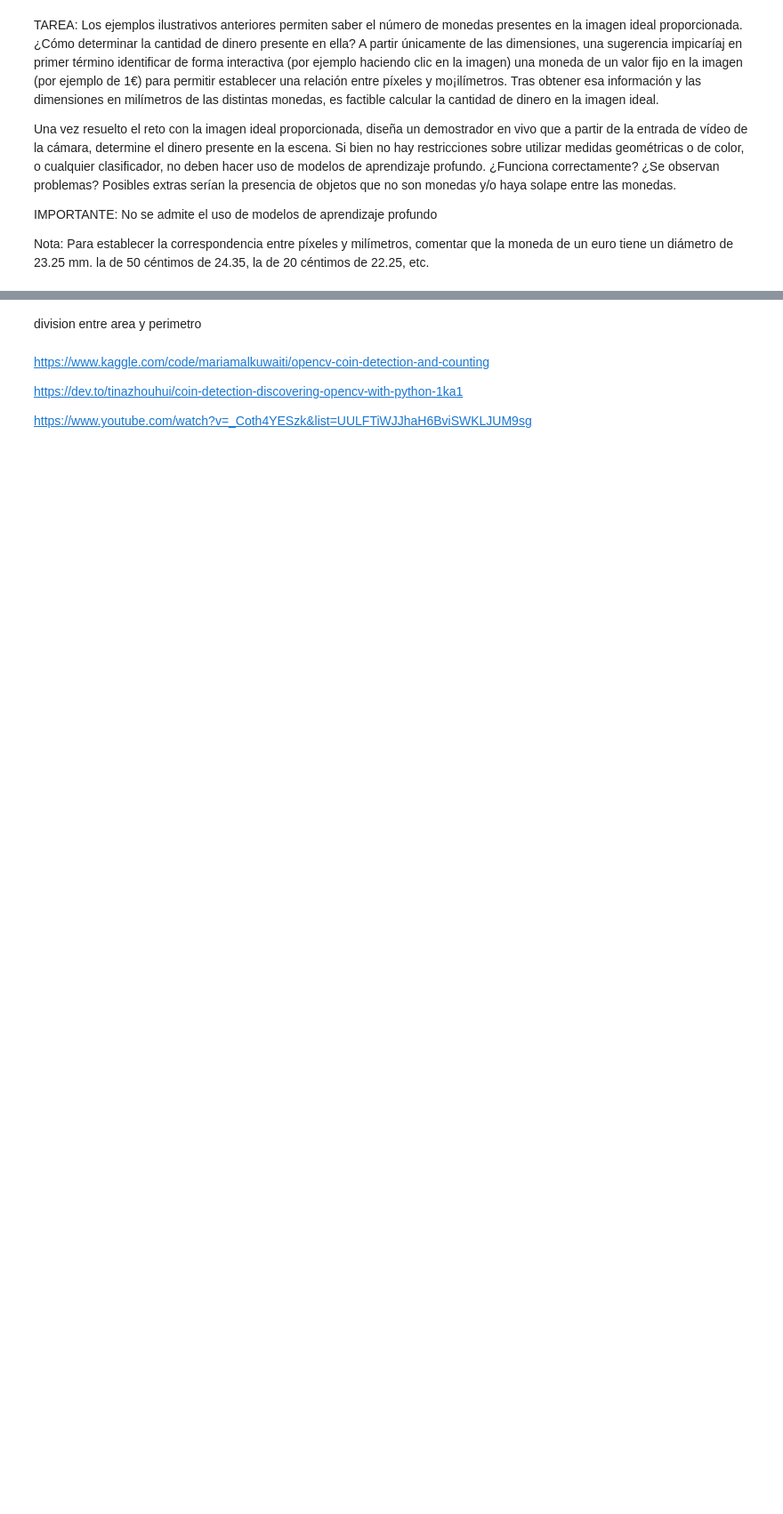
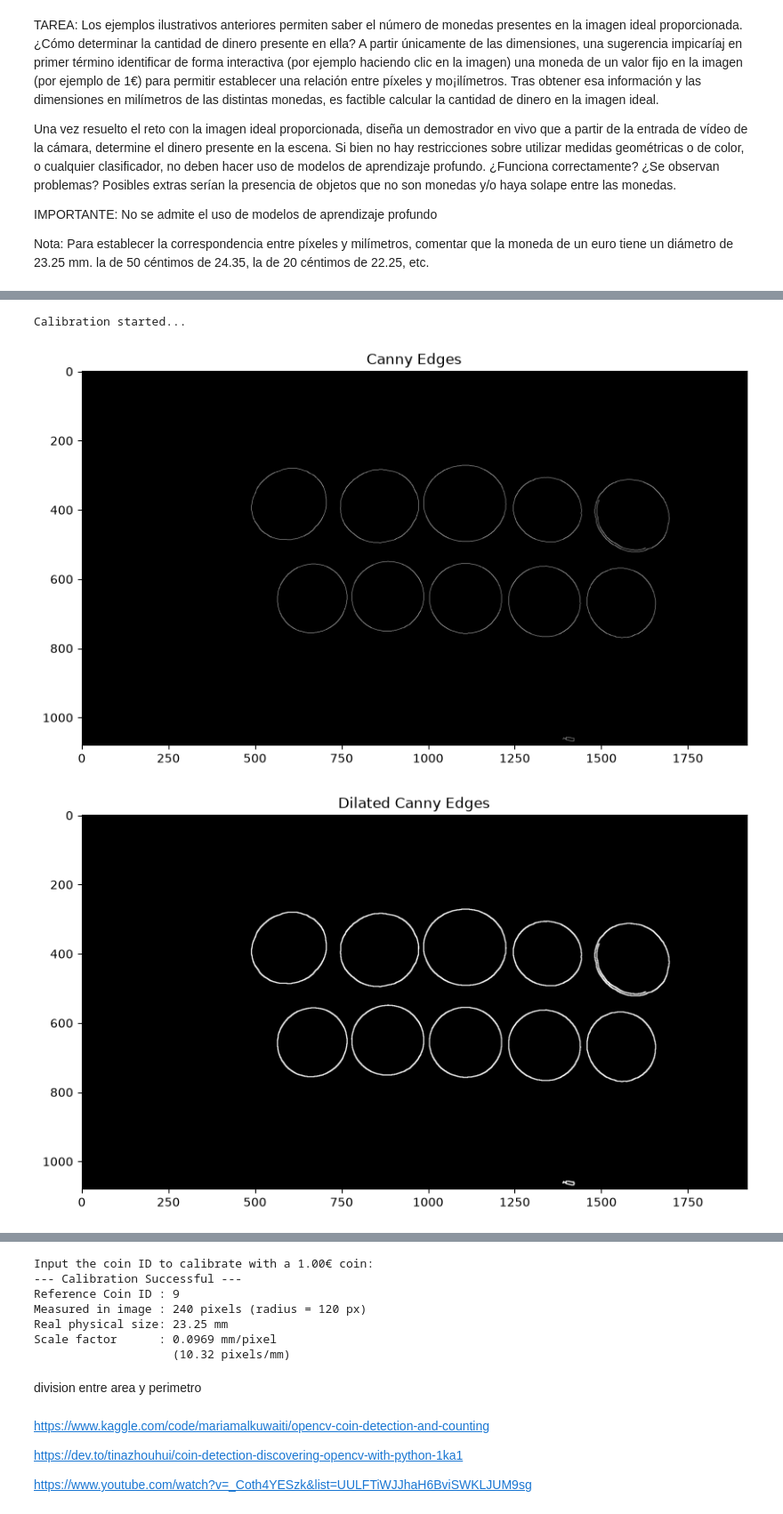
Before and after one commit to SkinnyDevi/computer-vision, a Jupyter notebook: P3/VC_P3_FMV.ipynb, the cells around one changed output, grey strips where cells are left out. Shown at 89% size. Saved outputs shown, nothing was run; the diff lists cells and outputs as text; code cells hidden in the pictures; blank space fills up the shorter version.

```diff
--- a/P3/VC_P3_FMV.ipynb
+++ b/P3/VC_P3_FMV.ipynb
@@ -80,0 +213,18 @@ Coins in the image:  9
+# %%
+def live_calibration_init():
+    vid = cv2.VideoCapture(0)
+    while True:
+        ret, frame = vid.read()
+        if not ret:
+            break
+
+        test_frame = frame.copy()
+        cv2.putText(test_frame, "Press C to start calibration", (50, 50), cv2.FONT_HERSHEY_SIMPLEX, 1.5, (0,0,0), 2)
+        cv2.imshow("Calibration Frame", test_frame)
+
+        key = cv2.waitKey(1) & 0xFF
+        if key == ord('c'):
+            print("Calibration started...")
+            return frame.copy(), vid
+
+    return None, None
@@ -80,0 +255,27 @@ Coins in the image:  9
+# %%
+def run_live_coin_detection():
+    # 1 - Activar la camara y esperar a comenzar calibracion (tecla C)
+    coin_frame, video = live_calibration_init()
+    if coin_frame is None or video is None:
+        print("Could not run calibration correctly")
+        return
+
+    # 2 - Capturar ultimo frame, dibujar indices de monedas y escoger moneda de 1€ de calibracion
+    live_coins, annotated_img = plot_coin_detection_for(coin_frame, debug=True)
+
+    # 3 - Preguntar al usuario para escoger la moneda correcta
+    print("Input the coin ID to calibrate with a 1.00€ coin:")
+    coin_ref = int(input("Enter coin ID (e.g., '1 EUR'): "))
+    did_calibrate, pxtmm_ratio = calibrate_with_known_coin(live_coins, coin_ref)
+    if not did_calibrate:
+        print("Could not calibrate correctly.")
+        return
+
+    # 4 - Empezar deteccion en vivo
+    live_coin_detection(live_coins, video, pxtmm_ratio)
+
+run_live_coin_detection()
+# %% [output]
+Calibration started...
+[figure, added]
+[figure, added]
@@ -81,3 +283,10 @@ Coins in the image:  9
+Input the coin ID to calibrate with a 1.00€ coin:
+--- Calibration Successful ---
+Reference Coin ID : 9
+Measured in image : 240 pixels (radius = 120 px)
+Real physical size: 23.25 mm
+Scale factor      : 0.0969 mm/pixel
+                    (10.32 pixels/mm)
 # %% [markdown]
 division entre area y perimetro
 # %% [markdown]
```
Also changed, not shown: parts of 9 cells of this notebook, 1 other file.
